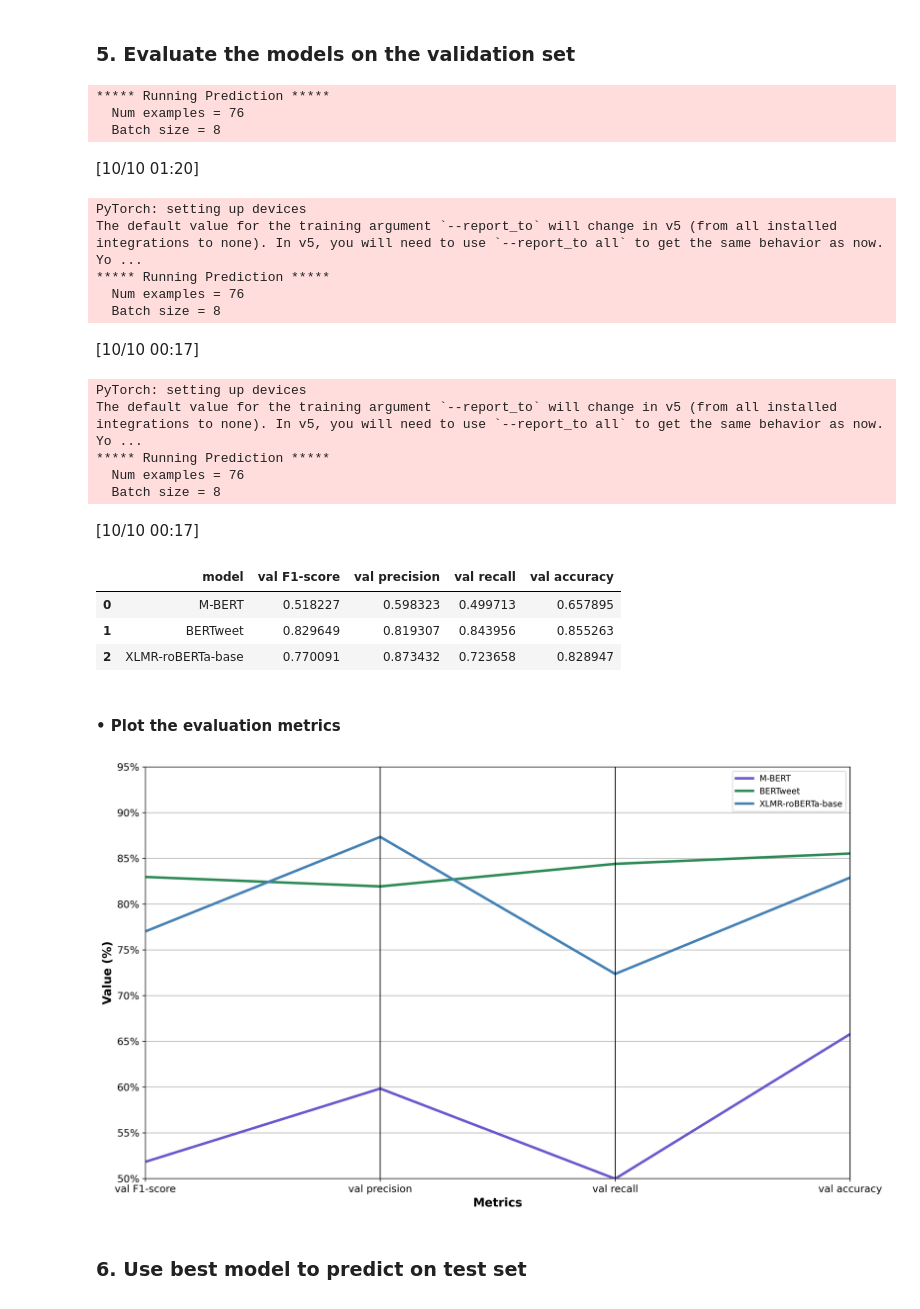
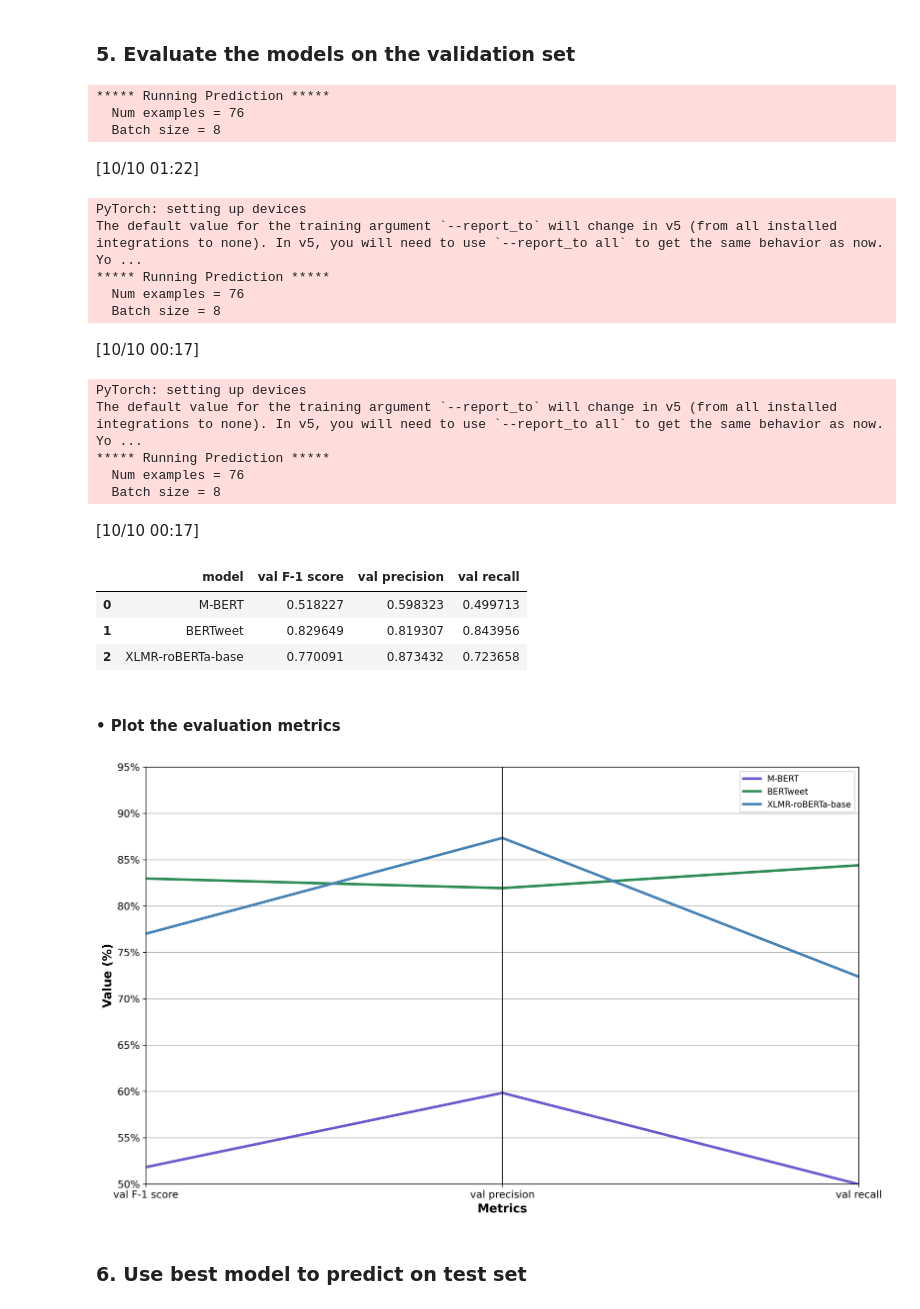
Before and after one commit to KoredeAkande/nigerian_isp_sentiment_analysis, a Jupyter notebook: notebooks/5.2-model-evaluation-and-selection(sentiment-analysis).ipynb, the cells around one changed output. Cells and saved outputs as stored; diff of their text form; code cells hidden in the pictures.

```diff
--- a/notebooks/5.2-model-evaluation-and-selection(sentiment-analysis).ipynb
+++ b/notebooks/5.2-model-evaluation-and-selection(sentiment-analysis).ipynb
@@ -78,7 +78,7 @@ mbert_model = BertForSequenceClassification.from_pretrained("../models/baseline-
 bertweet_model = AutoModelForSequenceClassification.from_pretrained("../models/bertweet/baseline-bertweet/checkpoint-203")
 
 #XLMR model
-xlmr_model = AutoModelForSequenceClassification.from_pretrained("../models/checkpoint-58")
+xlmr_model = AutoModelForSequenceClassification.from_pretrained("../models/xlmr-roberta/checkpoint-58")
 # %% [markdown]
 ## 4. Define function to prepare the datasets
 # %%
@@ -154,16 +154,17 @@ def compute_metrics(eval_pred):
     logits, labels = eval_pred
     predictions = np.argmax(logits, axis=-1)
 
-    #Compute, precision, recall, f1 and accuracy score
+    #Compute, precision, recall, macro-averaged f1 score, and accuracy
     #We use macro so we can better see the effect of the class imbalance i.e. treat all classes as equal
     precision, recall, f1, _ = precision_recall_fscore_support(labels, predictions, average='macro')
-    accuracy = accuracy_score(labels, predictions)
+    #accuracy = accuracy_score(labels, predictions)
 
     return {
-        'F1_score': f1,
+        'F-1 score': f1,
         'precision': precision,
         'recall': recall,
-        'accuracy': accuracy}
+        #'accuracy': accuracy
+    }
 # %% [markdown]
 ### 5. Evaluate the models on the validation set
 # %%
@@ -206,7 +207,7 @@ for model_name, tokenizer, model in model_dependencies:
 ***** Running Prediction *****
   Num examples = 76
   Batch size = 8
-[10/10 01:20]
+[10/10 01:22]
 PyTorch: setting up devices
 The default value for the training argument `--report_to` will change in v5 (from all installed integrations to none). In v5, you will need to use `--report_to all` to get the same behavior as now. Yo ...
 ***** Running Prediction *****
@@ -221,18 +222,18 @@ The default value for the training argument `--report_to` will change in v5 (fro
 [10/10 00:17]
 # %%
 #Create a dataframe of the evaluation results
-val_metrics = (pd.DataFrame(validation_results).T).iloc[:,:5].drop(columns=['val_loss']).reset_index().rename(columns={'index':'model'})
+val_metrics = (pd.DataFrame(validation_results).T).iloc[:,:4].drop(columns=['val_loss']).reset_index().rename(columns={'index':'model'})
 
 #Reformat names
 val_metrics.columns = val_metrics.columns.str.replace('val_','val ').str.replace('_','-')
 
 #Quick preview
 val_metrics.head()
 # %% [output]
-|  | model | val F1-score | val precision | val recall | val accuracy |
-| 0 | M-BERT | 0.518227 | 0.598323 | 0.499713 | 0.657895 |
-| 1 | BERTweet | 0.829649 | 0.819307 | 0.843956 | 0.855263 |
-| 2 | XLMR-roBERTa-base | 0.770091 | 0.873432 | 0.723658 | 0.828947 |
+|  | model | val F-1 score | val precision | val recall |
+| 0 | M-BERT | 0.518227 | 0.598323 | 0.499713 |
+| 1 | BERTweet | 0.829649 | 0.819307 | 0.843956 |
+| 2 | XLMR-roBERTa-base | 0.770091 | 0.873432 | 0.723658 |
 # %% [markdown]
 #### • Plot the evaluation metrics
 # %%
@@ -246,7 +247,7 @@ plt.yticks(fontsize = 12)
 plt.gca().set_yticklabels(['{:.0f}%'.format(x*100) for x in plt.gca().get_yticks()])
 plt.show()
 # %% [output]
-[figure, old version]
+[figure, new version]
 # %% [markdown]
 ### 6. Use best model to predict on test set
 # %%
```
Also changed, not shown: parts of 5 cells of this notebook.
